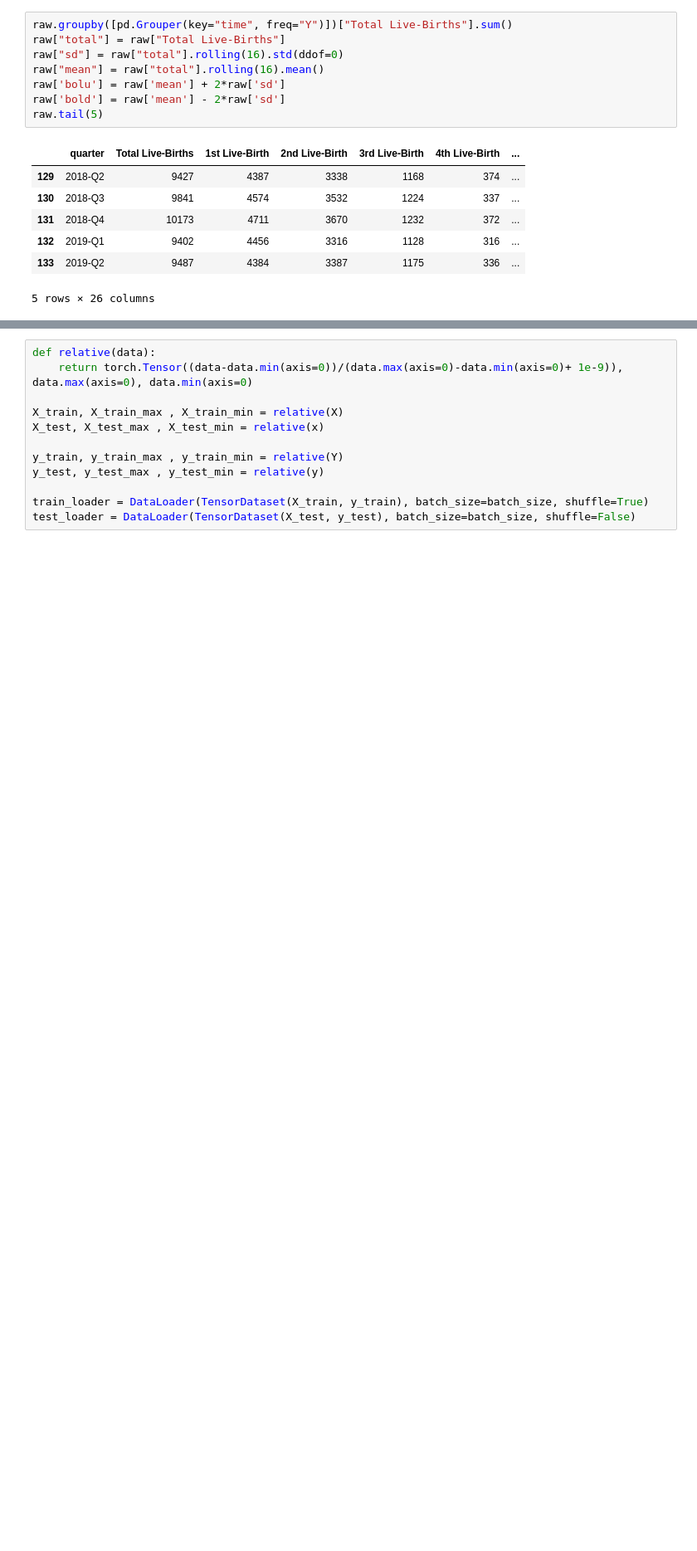
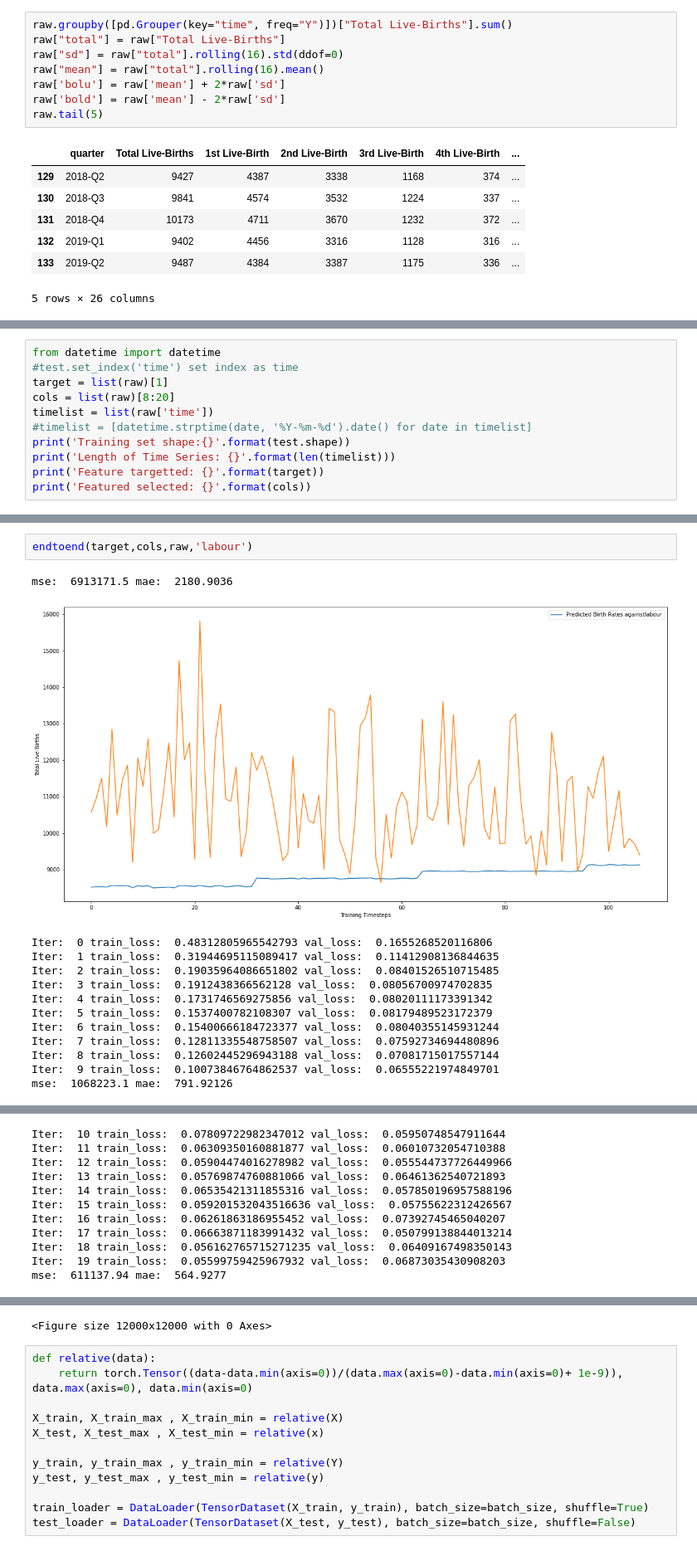
Before and after one commit to KosmonautX/osiris, a Jupyter notebook: TemporalConvBlock.ipynb, the cells around one changed output, grey strips where cells are left out. Shown at 83% size. Drawn from its saved outputs; the diff is of its cells as text; blank space fills up the shorter version.

```diff
--- a/TemporalConvBlock.ipynb
+++ b/TemporalConvBlock.ipynb
@@ -198,0 +395,11 @@ y = valid[target].shift(-1).ffill().values
+# %%
+from datetime import datetime
+#test.set_index('time') set index as time
+target = list(raw)[1]
+cols = list(raw)[8:20]
+timelist = list(raw['time'])
+#timelist = [datetime.strptime(date, '%Y-%m-%d').date() for date in timelist]
+print('Training set shape:{}'.format(test.shape))
+print('Length of Time Series: {}'.format(len(timelist)))
+print('Feature targetted: {}'.format(target))
+print('Featured selected: {}'.format(cols))
@@ -198,0 +411,16 @@ y = valid[target].shift(-1).ffill().values
+# %%
+endtoend(target,cols,raw,'labour')
+# %% [output]
+mse:  6913171.5 mae:  2180.9036
+[figure, added]
+Iter:  0 train_loss:  0.48312805965542793 val_loss:  0.1655268520116806
+Iter:  1 train_loss:  0.31944695115089417 val_loss:  0.11412908136844635
+Iter:  2 train_loss:  0.19035964086651802 val_loss:  0.08401526510715485
+Iter:  3 train_loss:  0.1912438366562128 val_loss:  0.08056700974702835
+Iter:  4 train_loss:  0.1731746569275856 val_loss:  0.08020111173391342
+Iter:  5 train_loss:  0.1537400782108307 val_loss:  0.08179489523172379
+Iter:  6 train_loss:  0.15400666184723377 val_loss:  0.08040355145931244
+Iter:  7 train_loss:  0.12811335548758507 val_loss:  0.07592734694480896
+Iter:  8 train_loss:  0.12602445296943188 val_loss:  0.07081715017557144
+Iter:  9 train_loss:  0.10073846764862537 val_loss:  0.06555221974849701
+mse:  1068223.1 mae:  791.92126
@@ -198,0 +428,11 @@ y = valid[target].shift(-1).ffill().values
+Iter:  10 train_loss:  0.07809722982347012 val_loss:  0.05950748547911644
+Iter:  11 train_loss:  0.06309350160881877 val_loss:  0.06010732054710388
+Iter:  12 train_loss:  0.05904474016278982 val_loss:  0.055544737726449966
+Iter:  13 train_loss:  0.05769874760881066 val_loss:  0.06461362540721893
+Iter:  14 train_loss:  0.06535421311855316 val_loss:  0.057850196957588196
+Iter:  15 train_loss:  0.059201532043516636 val_loss:  0.05755622312426567
+Iter:  16 train_loss:  0.06261863186955452 val_loss:  0.07392745465040207
+Iter:  17 train_loss:  0.06663871183991432 val_loss:  0.050799138844013214
+Iter:  18 train_loss:  0.056162765715271235 val_loss:  0.06409167498350143
+Iter:  19 train_loss:  0.05599759425967932 val_loss:  0.06873035430908203
+mse:  611137.94 mae:  564.9277
@@ -199,3 +449,4 @@ y = valid[target].shift(-1).ffill().values
+<Figure size 12000x12000 with 0 Axes>
 # %%
 def relative(data):
     return torch.Tensor((data-data.min(axis=0))/(data.max(axis=0)-data.min(axis=0)+ 1e-9)), data.max(axis=0), data.min(axis=0)
```
Also changed, not shown: parts of 11 cells of this notebook, 2 other files.
